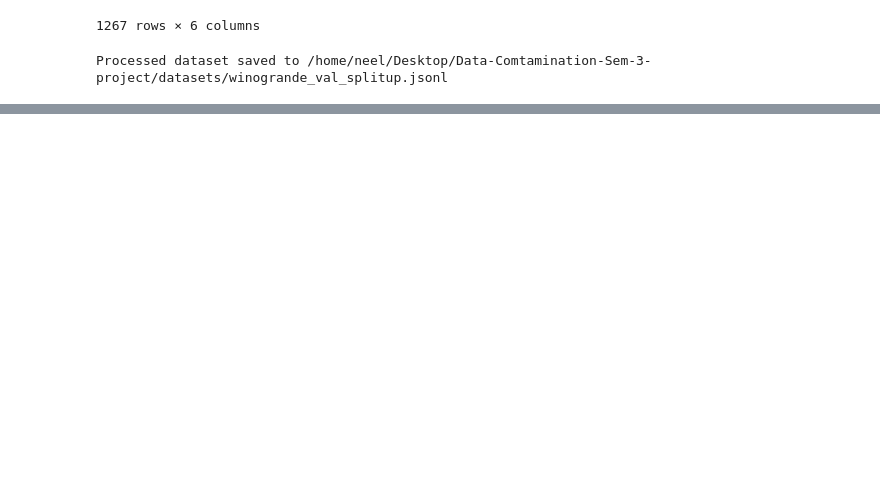
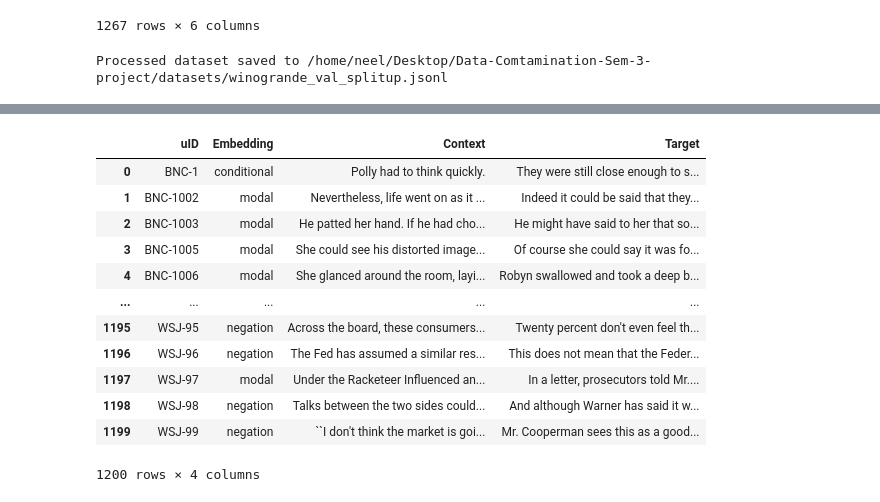
Before and after one commit to neelkanthrawat/Data-Comtamination-Sem-3-project, a Jupyter notebook: file_processing.ipynb, the cells around one changed output, grey strips where cells are left out. Saved outputs shown, nothing was run; the diff lists cells and outputs as text; code cells hidden in the pictures; blank space fills up the shorter version.

```diff
--- a/file_processing.ipynb
+++ b/file_processing.ipynb
@@ -128,2 +144,17 @@ df_target.to_csv("target_sentences.csv", index=False)
 # %%
-df = pd.read_csv(cb_file)[['uID', 'Embedding','Context', 'Target']].to_csv("cb_sentences.csv", index=False)
+df = pd.read_csv(cb_file)[['uID', 'Embedding','Context', 'Target']]
+df
+# %% [output]
+|  | uID | Embedding | Context | Target |
+| 0 | BNC-1 | conditional | Polly had to think quickly. | They were still close enough to s... |
+| 1 | BNC-1002 | modal | Nevertheless, life went on as it ... | Indeed it could be said that they... |
+| 2 | BNC-1003 | modal | He patted her hand. If he had cho... | He might have said to her that so... |
+| 3 | BNC-1005 | modal | She could see his distorted image... | Of course she could say it was fo... |
+| 4 | BNC-1006 | modal | She glanced around the room, layi... | Robyn swallowed and took a deep b... |
+| ... | ... | ... | ... | ... |
+| 1195 | WSJ-95 | negation | Across the board, these consumers... | Twenty percent don't even feel th... |
+| 1196 | WSJ-96 | negation | The Fed has assumed a similar res... | This does not mean that the Feder... |
+| 1197 | WSJ-97 | modal | Under the Racketeer Influenced an... | In a letter, prosecutors told Mr.... |
+| 1198 | WSJ-98 | negation | Talks between the two sides could... | And although Warner has said it w... |
+| 1199 | WSJ-99 | negation | ``I don't think the market is goi... | Mr. Cooperman sees this as a good... |
+1200 rows × 4 columns
```
Also changed, not shown: parts of 2 cells of this notebook.
